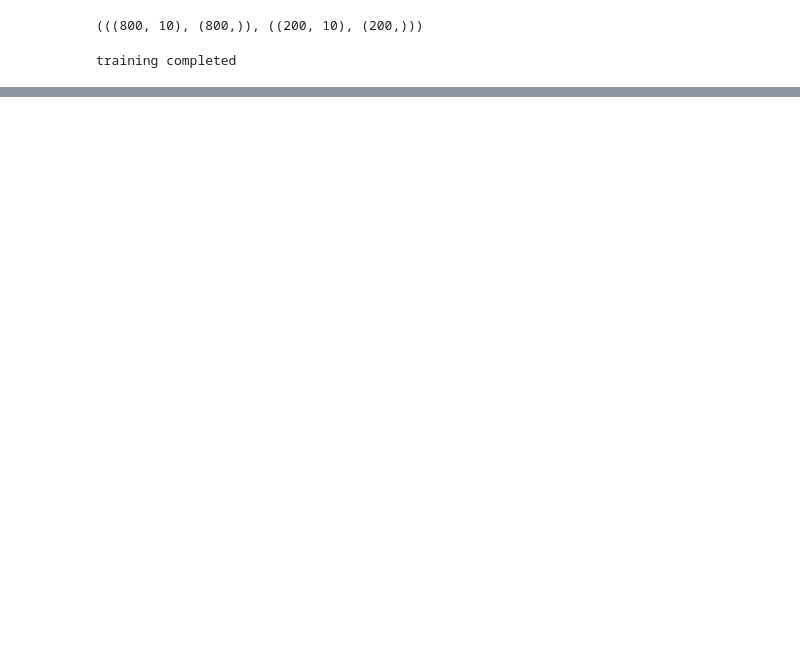
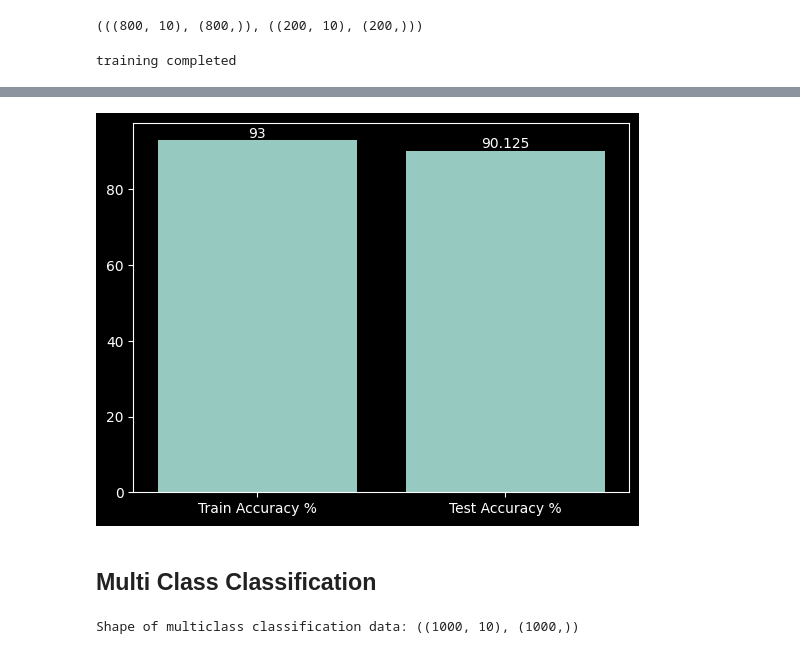
Before and after one commit to adnaen/machine-learning-notes, a Jupyter notebook: models/supervised/classification/Logistics-Regression/implementation.ipynb, the cells around one changed output, grey strips where cells are left out. Saved outputs shown, nothing was run; the diff lists cells and outputs as text; code cells hidden in the pictures; blank space fills up the shorter version.

```diff
--- a/models/supervised/classification/Logistics-Regression/implementation.ipynb
+++ b/models/supervised/classification/Logistics-Regression/implementation.ipynb
@@ -13,3 +134,5 @@ from sklearn.metrics import accuracy_score, confusion_matrix
 # %%
-raw_x, raw_y = make_classification(n_features=10,n_samples=1000, random_state=3442)
+bin_raw_x, bin_raw_y = make_classification(
+    n_features=10, n_samples=1000, random_state=3442
+)
 # %%
@@ -233,0 +200,10 @@ Train Accuracy is 91.125
+# %%
+ax = sns.barplot([test_acc, train_acc])
+for i in ax.containers:
+    ax.bar_label(i)
+plt.xticks([0,1], ["Train Accuracy %", "Test Accuracy %"])
+plt.show()
+# %% [output]
+[figure, added]
+# %% [markdown]
+## Multi Class Classification
@@ -233,0 +214,6 @@ Train Accuracy is 91.125
+# %%
+print(
+    f"Shape of multiclass classification data: {multi_raw_x.shape, multi_raw_y.shape}"
+)
+# %% [output]
+Shape of multiclass classification data: ((1000, 10), (1000,))
```
Also changed, not shown: parts of 27 cells of this notebook, 2 other files.
